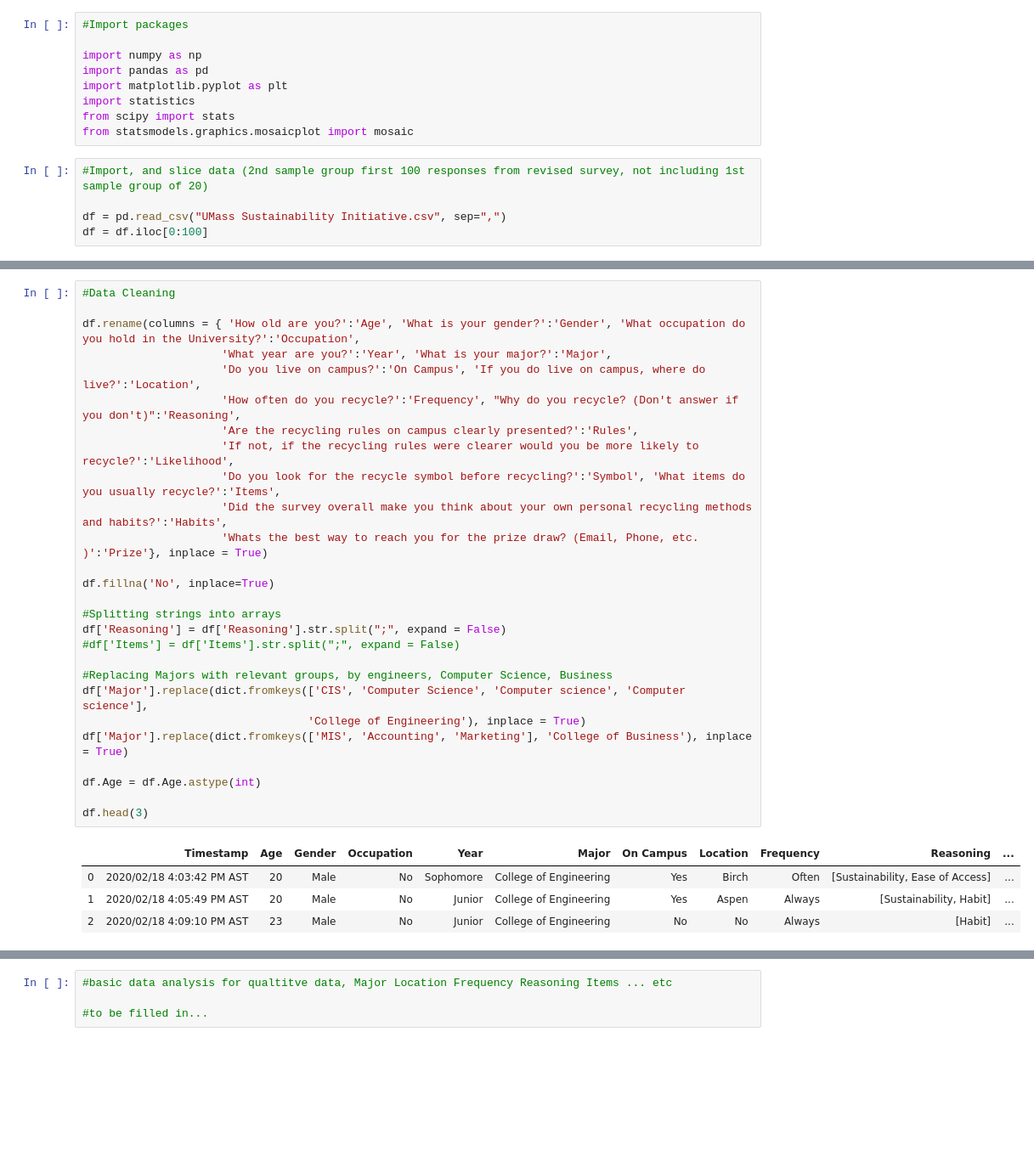
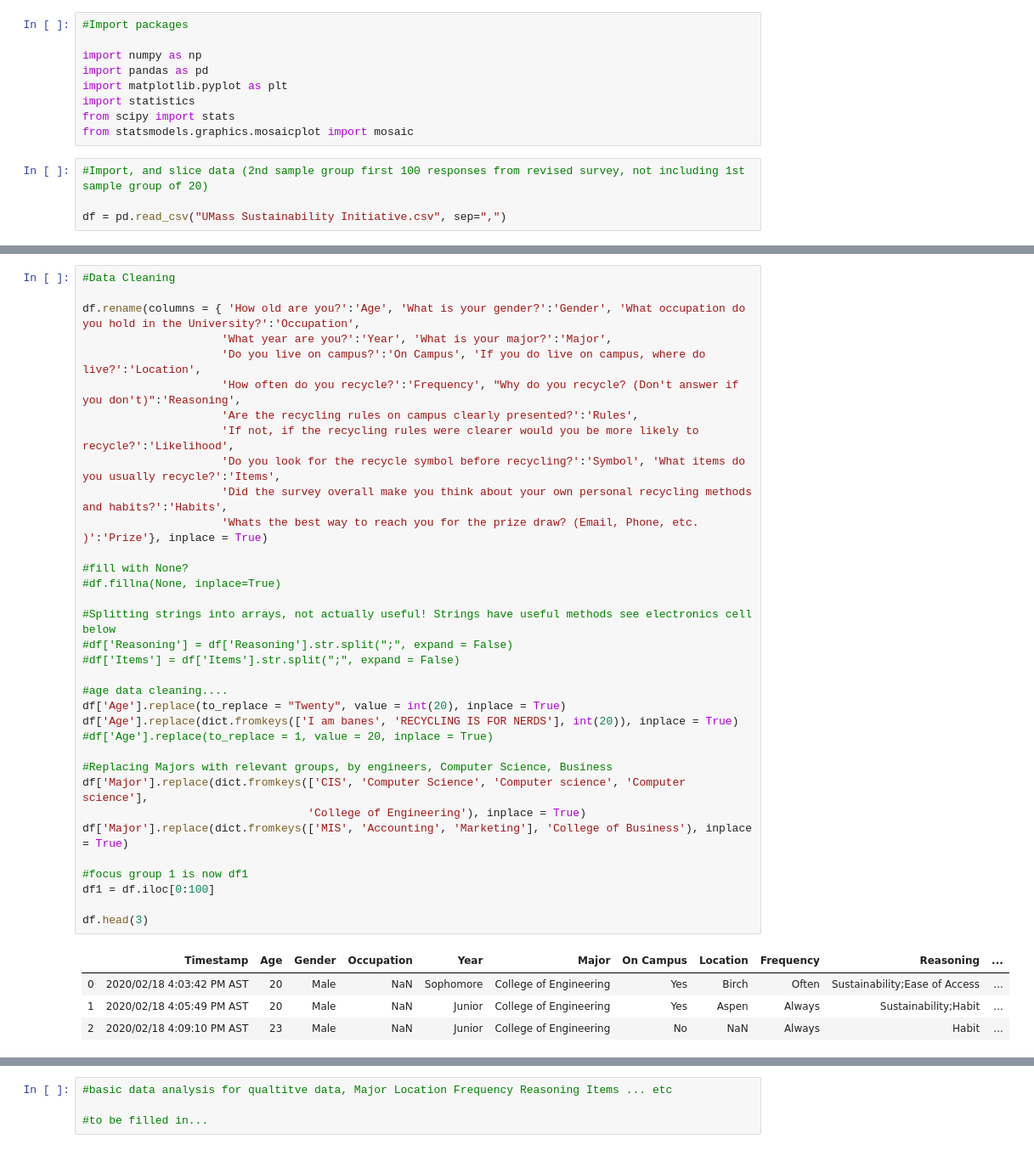
Before and after one commit to aalmeida9/362Project1, a Jupyter notebook: main.ipynb, the cells around one changed output, grey strips where cells are left out. Shown: that part at 85% size. Drawn from its saved outputs; the diff is of its cells as text; blank space fills up the shorter version.

```diff
--- a/main.ipynb
+++ b/main.ipynb
@@ -11,4 +11,3 @@ from statsmodels.graphics.mosaicplot import mosaic
 #Import, and slice data (2nd sample group first 100 responses from revised survey, not including 1st sample group of 20)
 
 df = pd.read_csv("UMass Sustainability Initiative.csv", sep=",")
-df = df.iloc[0:100]
@@ -15,32 +24,39 @@ df = df.iloc[0:100]
 # %%
 #Data Cleaning
 
 df.rename(columns = { 'How old are you?':'Age', 'What is your gender?':'Gender', 'What occupation do you hold in the University?':'Occupation',
                      'What year are you?':'Year', 'What is your major?':'Major',
                      'Do you live on campus?':'On Campus', 'If you do live on campus, where do live?':'Location',
                      'How often do you recycle?':'Frequency', "Why do you recycle? (Don't answer if you don't)":'Reasoning',
                      'Are the recycling rules on campus clearly presented?':'Rules',
                      'If not, if the recycling rules were clearer would you be more likely to recycle?':'Likelihood',
                      'Do you look for the recycle symbol before recycling?':'Symbol', 'What items do you usually recycle?':'Items',
                      'Did the survey overall make you think about your own personal recycling methods and habits?':'Habits',
                      'Whats the best way to reach you for the prize draw? (Email, Phone, etc. )':'Prize'}, inplace = True)
 
-df.fillna('No', inplace=True)
+#fill with None?
+#df.fillna(None, inplace=True)
 
-#Splitting strings into arrays
-df['Reasoning'] = df['Reasoning'].str.split(";", expand = False)
+#Splitting strings into arrays, not actually useful! Strings have useful methods see electronics cell below
+#df['Reasoning'] = df['Reasoning'].str.split(";", expand = False)
 #df['Items'] = df['Items'].str.split(";", expand = False)
+
+#age data cleaning....
+df['Age'].replace(to_replace = "Twenty", value = int(20), inplace = True)
+df['Age'].replace(dict.fromkeys(['I am banes', 'RECYCLING IS FOR NERDS'], int(20)), inplace = True)
+#df['Age'].replace(to_replace = 1, value = 20, inplace = True)
 
 #Replacing Majors with relevant groups, by engineers, Computer Science, Business
 df['Major'].replace(dict.fromkeys(['CIS', 'Computer Science', 'Computer science', 'Computer science'],
                                   'College of Engineering'), inplace = True)
 df['Major'].replace(dict.fromkeys(['MIS', 'Accounting', 'Marketing'], 'College of Business'), inplace = True)
 
-df.Age = df.Age.astype(int)
+#focus group 1 is now df1
+df1 = df.iloc[0:100]
 
 df.head(3)
 # %% [output]
 |  | Timestamp | Age | Gender | Occupation | Year | Major | On Campus | Location | Frequency | Reasoning | ... |
-| 0 | 2020/02/18 4:03:42 PM AST | 20 | Male | No | Sophomore | College of Engineering | Yes | Birch | Often | [Sustainability, Ease of Access] | ... |
-| 1 | 2020/02/18 4:05:49 PM AST | 20 | Male | No | Junior | College of Engineering | Yes | Aspen | Always | [Sustainability, Habit] | ... |
-| 2 | 2020/02/18 4:09:10 PM AST | 23 | Male | No | Junior | College of Engineering | No | No | Always | [Habit] | ... |
+| 0 | 2020/02/18 4:03:42 PM AST | 20 | Male | NaN | Sophomore | College of Engineering | Yes | Birch | Often | Sustainability;Ease of Access | ... |
+| 1 | 2020/02/18 4:05:49 PM AST | 20 | Male | NaN | Junior | College of Engineering | Yes | Aspen | Always | Sustainability;Habit | ... |
+| 2 | 2020/02/18 4:09:10 PM AST | 23 | Male | NaN | Junior | College of Engineering | No | NaN | Always | Habit | ... |
```
Also changed, not shown: parts of 9 cells of this notebook, 1 other file.
